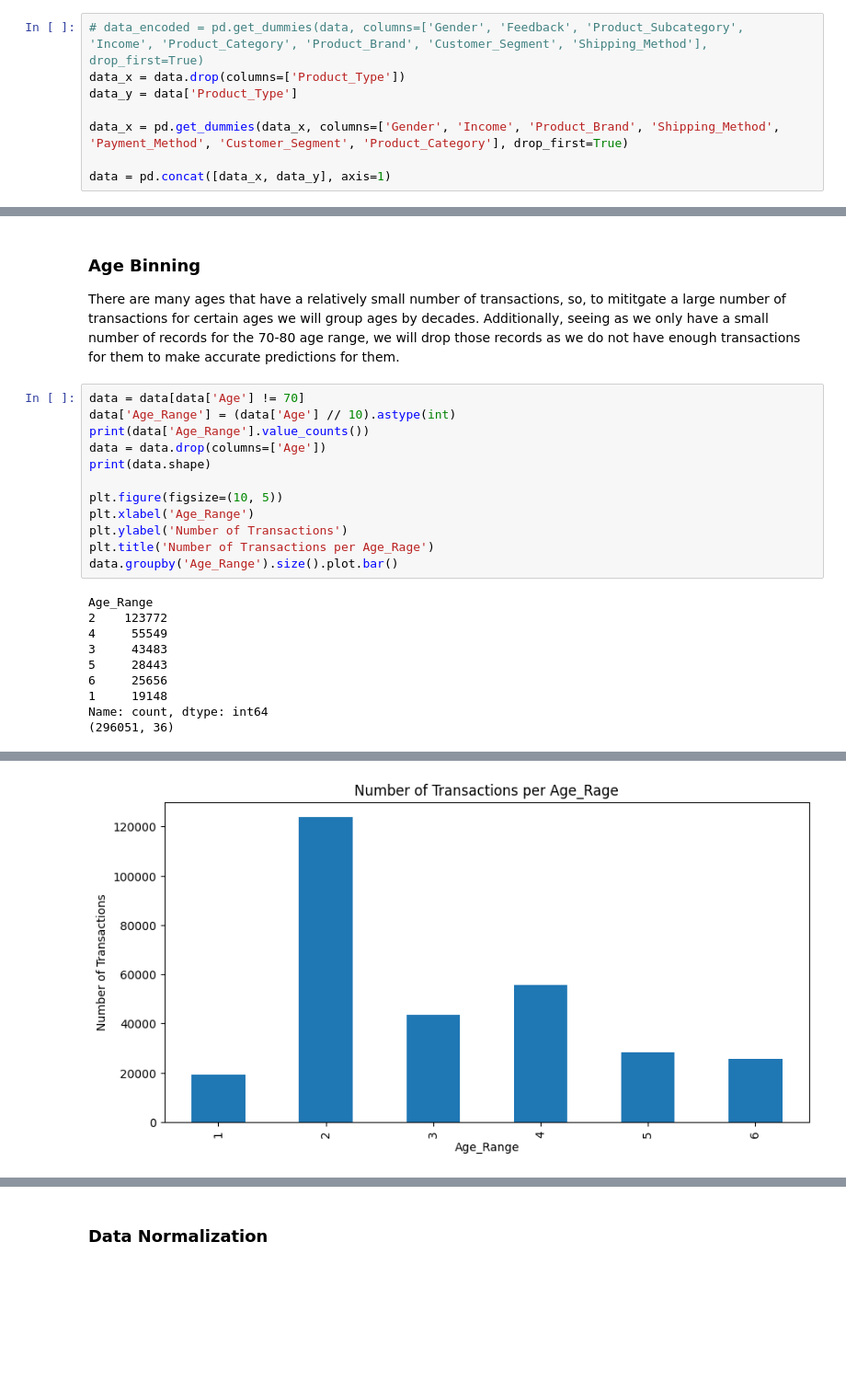
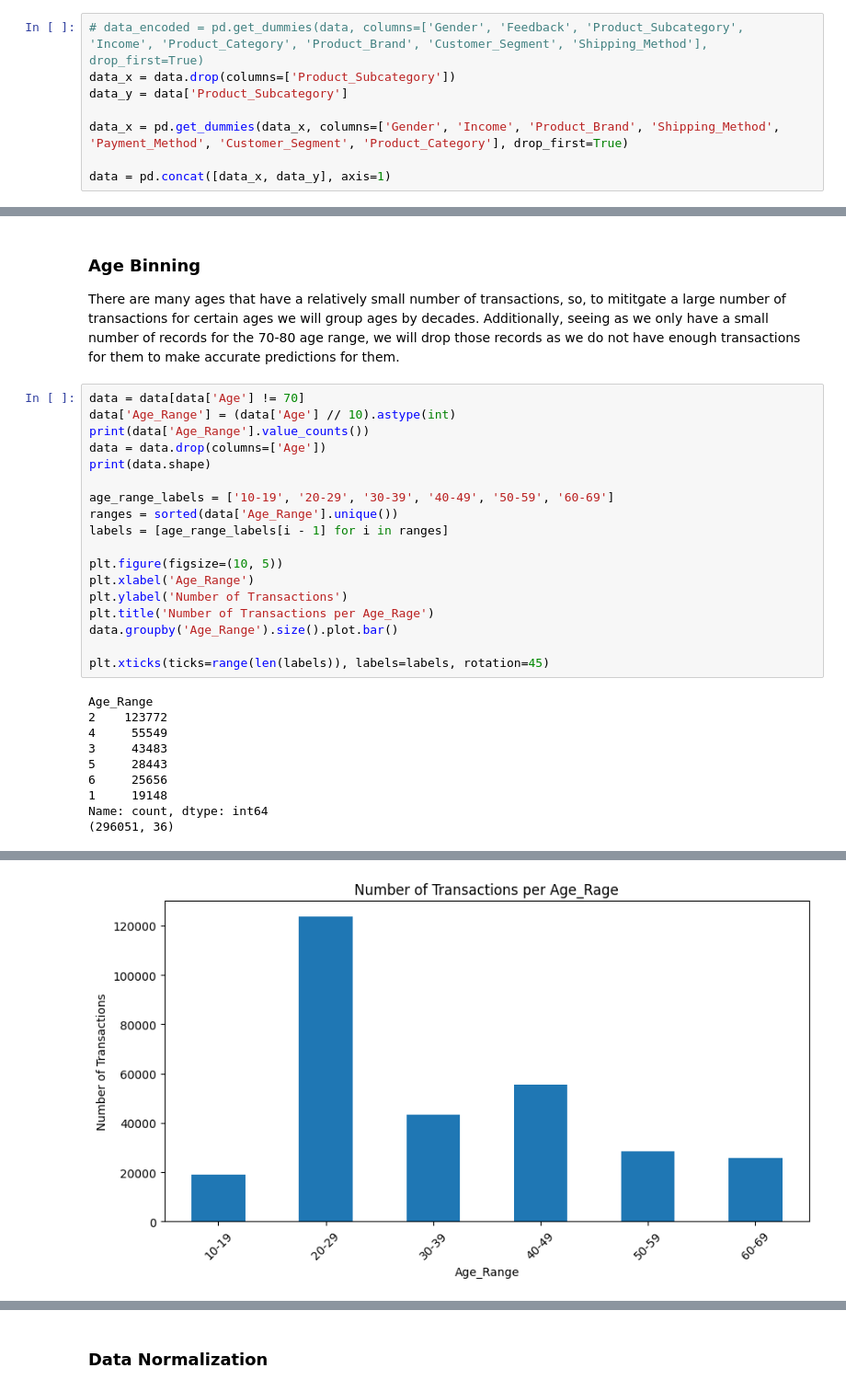
Before and after one commit to JAA999/grocery_prediction, a Jupyter notebook: ML_Project.ipynb, the cells around one changed output, grey strips where cells are left out. Shown: that part at 92% size. Drawn from its saved outputs; the diff is of its cells as text; blank space fills up the shorter version.

Commit message:
Added graphs for product_subcategory and performed SMOTE on product_subcategory to balance dataset

```diff
--- a/ML_Project.ipynb
+++ b/ML_Project.ipynb
@@ -360,8 +456,8 @@ plt.axis("off")
 ### One-Hot Encoding
 # %%
 # data_encoded = pd.get_dummies(data, columns=['Gender', 'Feedback', 'Product_Subcategory', 'Income', 'Product_Category', 'Product_Brand', 'Customer_Segment', 'Shipping_Method'], drop_first=True)
-data_x = data.drop(columns=['Product_Type'])
-data_y = data['Product_Type']
+data_x = data.drop(columns=['Product_Subcategory'])
+data_y = data['Product_Subcategory']
 
 data_x = pd.get_dummies(data_x, columns=['Gender', 'Income', 'Product_Brand', 'Shipping_Method', 'Payment_Method', 'Customer_Segment', 'Product_Category'], drop_first=True)
 
@@ -447,11 +472,17 @@ print(data['Age_Range'].value_counts())
 data = data.drop(columns=['Age'])
 print(data.shape)
 
+age_range_labels = ['10-19', '20-29', '30-39', '40-49', '50-59', '60-69']
+ranges = sorted(data['Age_Range'].unique())
+labels = [age_range_labels[i - 1] for i in ranges]
+
 plt.figure(figsize=(10, 5))
 plt.xlabel('Age_Range')
 plt.ylabel('Number of Transactions')
 plt.title('Number of Transactions per Age_Rage')
 data.groupby('Age_Range').size().plot.bar()
+
+plt.xticks(ticks=range(len(labels)), labels=labels, rotation=45)
 # %% [output]
 Age_Range
 2    123772
@@ -466 +508 @@ Name: count, dtype: int64
-[figure, old version]
+[figure, new version]
```
Also changed, not shown: parts of 19 cells of this notebook.
